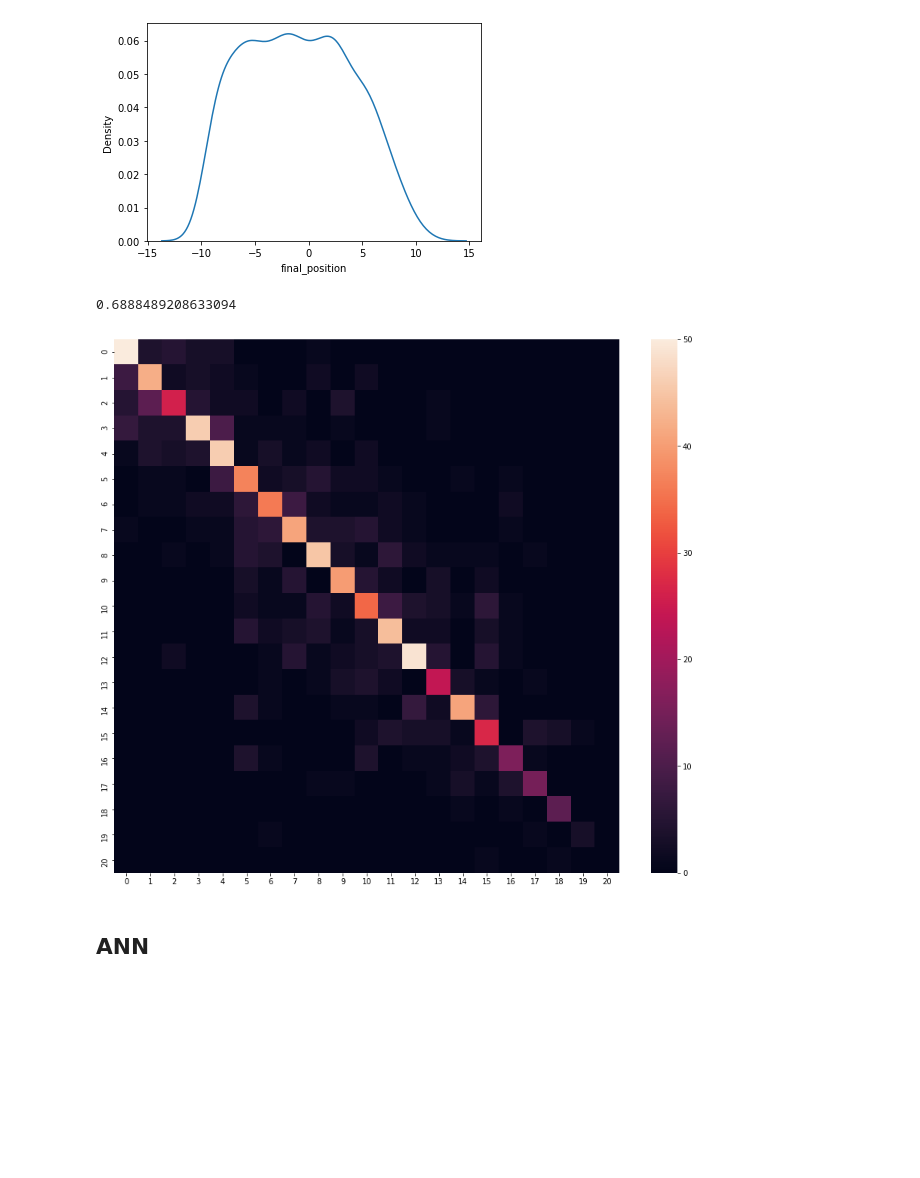
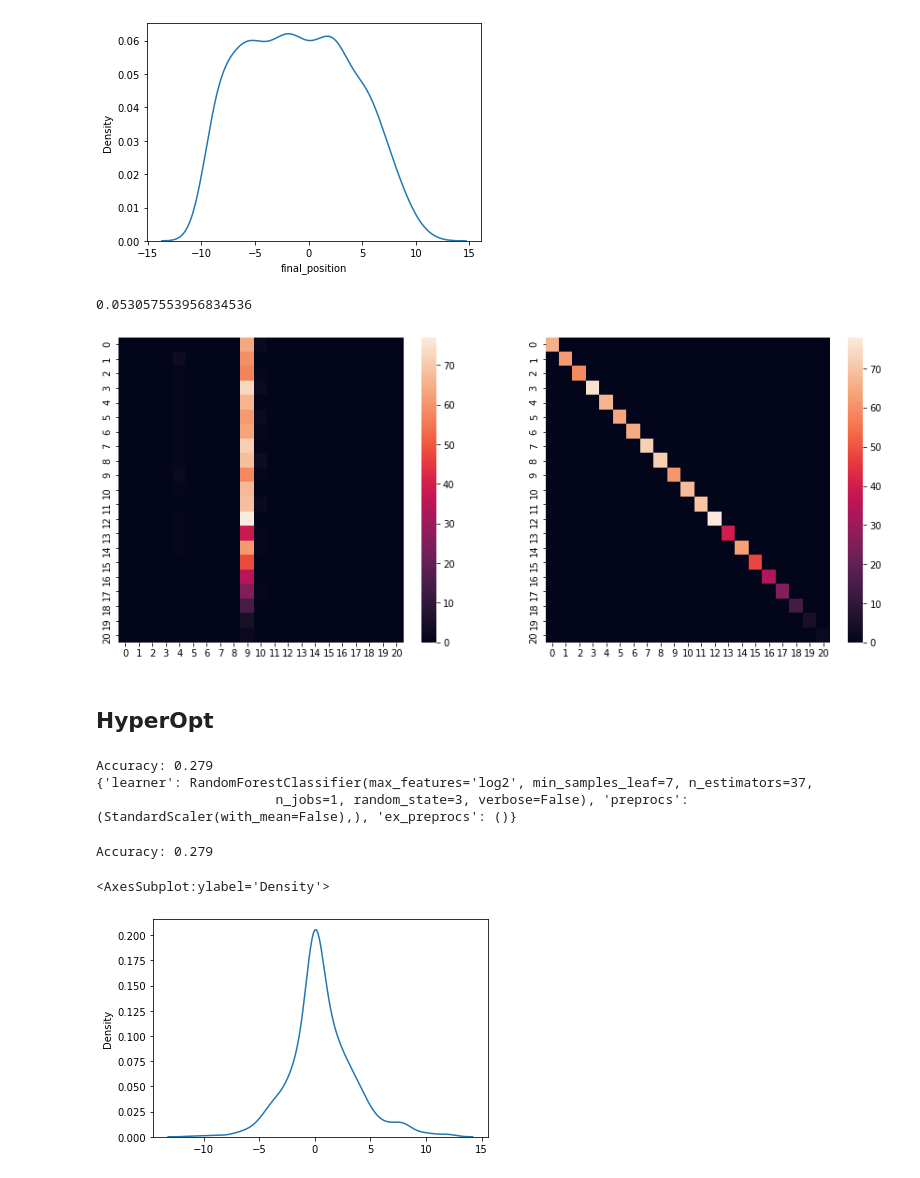
Before and after one commit to frax0n/F1-Analysis, a Jupyter notebook: Qualy_Results.ipynb, the cells around one changed output. Saved outputs shown, nothing was run; the diff lists cells and outputs as text; code cells hidden in the pictures; blank space fills up the shorter version.

```diff
--- a/Qualy_Results.ipynb
+++ b/Qualy_Results.ipynb
@@ -294,6 +419,14 @@ X_train.head()
 # %%
-dtree = DecisionTreeClassifier(max_depth=107, random_state=8)
+dtree = DecisionTreeClassifier(max_depth=107, random_state=9,max_features='auto')
+dtree_2 = DecisionTreeClassifier(max_depth=107, random_state=9)
+dtree_3 = DecisionTreeClassifier(max_depth=107, random_state=9)
 dtree.fit(X_train, y_train)
-tr1 = dtree.predict(X_train)
-y1 = dtree.predict(X_test)
+dtree_2.fit(X_train_2, y_train_2)
+dtree_3.fit(X_train_3, y_train_3)
+dtq1= dtree.predict(X_train)
+dq1 = dtree.predict(X_test)
+dtq2= dtree_2.predict(X_train_2)
+dq2 = dtree_2.predict(X_test_2)
+dtq3= dtree_3.predict(X_train_3)
+dq3 = dtree_3.predict(X_test_3)
 # %%
@@ -361,0 +578,13 @@ score
+# %%
+etc=ExtraTreesClassifier(max_depth=107)
+etc_2=ExtraTreesClassifier(max_depth=107)
+etc_3=ExtraTreesClassifier(max_depth=107)
+etc.fit(X_train, y_train)
+etc_2.fit(X_train_2, y_train_2)
+etc_3.fit(X_train_3, y_train_3)
+etq1= rf.predict(X_train)
+eq1 = rf.predict(X_test)
+etq2= rf_2.predict(X_train_2)
+eq2 = rf_2.predict(X_test_2)
+etq3= rf_3.predict(X_train_3)
+eq3 = rf_3.predict(X_test_3)
@@ -362,2 +605,10 @@ score
 # %% [markdown]
 ## SVM
+# %%
+clf = svm.SVC()
+param_grid={
+    "kernel":[ 'rbf', 'sigmoid'],
+    "degree":[3,4,5],
+    "C":(1,20),
+    "decision_function_shape":['ovo','ovr']
+}
@@ -381,13 +656,15 @@ sns.kdeplot(difference)
 # %%
 from sklearn.metrics import confusion_matrix
 import seaborn as sn
-cm = pd.DataFrame(confusion_matrix(y_test, y1))
-plt.figure(figsize=(15,13))
-sn.heatmap(cm)
-score = accuracy_score(y_test, y2)
+fig,axes=plt.subplots(1,2,figsize=(15,6))
+cm = pd.DataFrame(confusion_matrix(y_test, y3))
+sn.heatmap(cm,ax=axes[0])
+cm1 = pd.DataFrame(confusion_matrix(y_test, y_test))
+sn.heatmap(cm1,ax=axes[1])
+score = accuracy_score(y_test, y3)
 score
 # %% [output]
-0.6888489208633094
+0.053057553956834536
-[figure, old version]
+[figure, new version]
-# %% [markdown]
-## ANN
+# %% [markdown]
+## HyperOpt
@@ -398,0 +686,23 @@ X_test = np.asarray(X_test).astype(np.float32)
+# %%
+model.fit(X_train, y_train)
+# summarize performance
+acc = model.score(X_test, y_test)
+print("Accuracy: %.3f" % acc)
+# summarize the best model
+print(model.best_model())
+# %% [output]
+Accuracy: 0.279
+{'learner': RandomForestClassifier(max_features='log2', min_samples_leaf=7, n_estimators=37,
+                       n_jobs=1, random_state=3, verbose=False), 'preprocs': (StandardScaler(with_mean=False),), 'ex_preprocs': ()}
+# %%
+y4 = model.predict(X_test)
+acc = accuracy_score(y_test, y4)
+print("Accuracy: %.3f" % acc)
+# %% [output]
+Accuracy: 0.279
+# %%
+difference=y_test-y4
+sns.kdeplot(difference)
+# %% [output]
+<AxesSubplot:ylabel='Density'>
+[figure, added]
```
Also changed, not shown: parts of 54 cells of this notebook, 1 other file.
